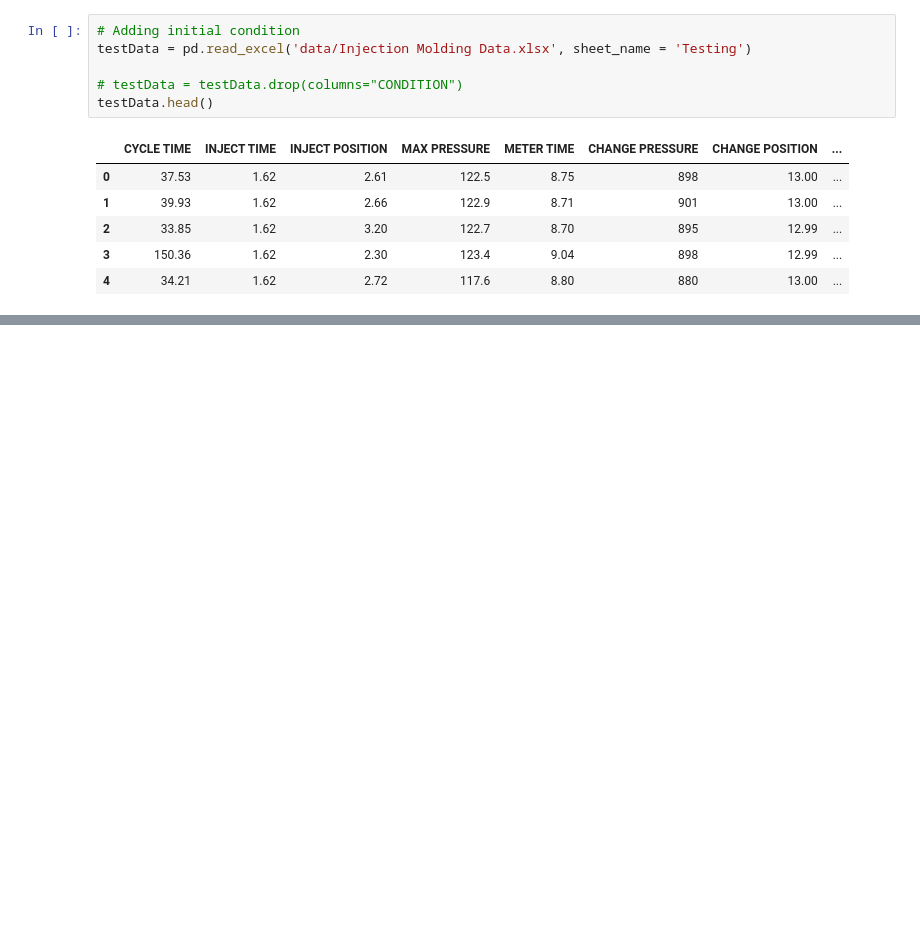
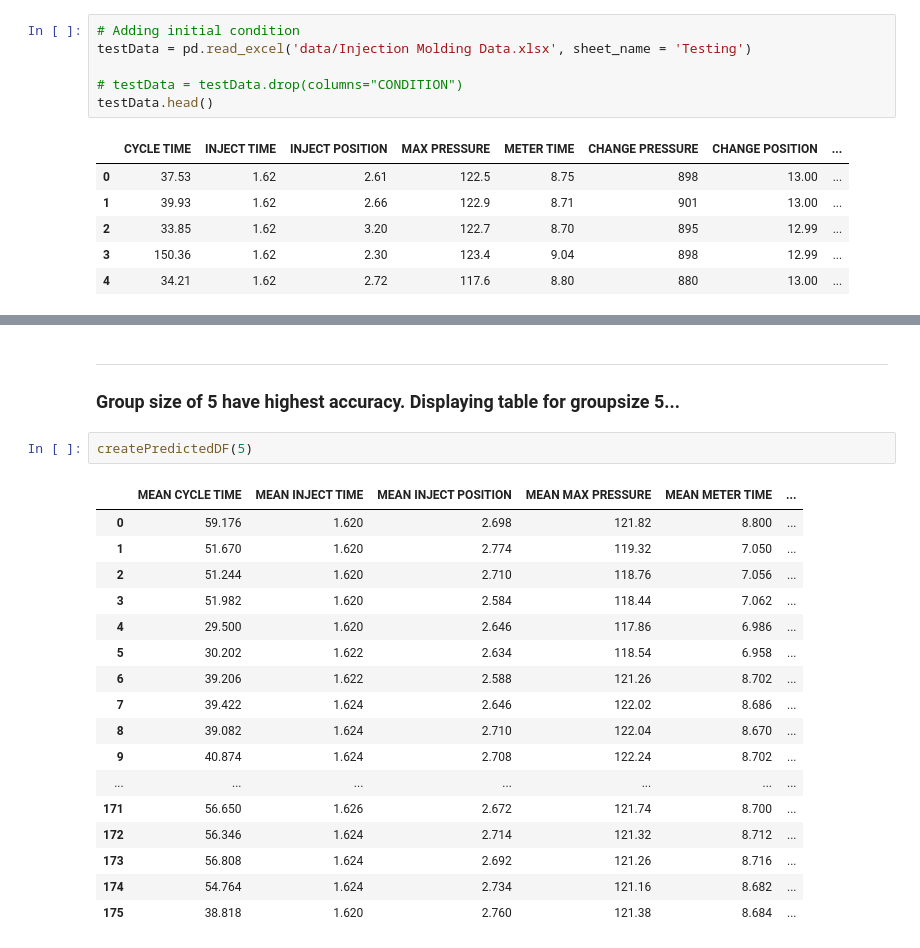
Before and after one commit to Gen1ght/injection-molding-ml, a Jupyter notebook: Learning.ipynb, the cells around one changed output, grey strips where cells are left out. Cells and saved outputs as stored; diff of their text form; blank space fills up the shorter version.

```diff
--- a/Learning.ipynb
+++ b/Learning.ipynb
@@ -187,0 +203,23 @@ combinedDF
+# %% [markdown]
+---
+### Group size of 5 have highest accuracy. Displaying table for groupsize 5...
+# %%
+createPredictedDF(5)
+# %% [output]
+|  | MEAN CYCLE TIME | MEAN INJECT TIME | MEAN INJECT POSITION | MEAN MAX PRESSURE | MEAN METER TIME | ... |
+| 0 | 59.176 | 1.620 | 2.698 | 121.82 | 8.800 | ... |
+| 1 | 51.670 | 1.620 | 2.774 | 119.32 | 7.050 | ... |
+| 2 | 51.244 | 1.620 | 2.710 | 118.76 | 7.056 | ... |
+| 3 | 51.982 | 1.620 | 2.584 | 118.44 | 7.062 | ... |
+| 4 | 29.500 | 1.620 | 2.646 | 117.86 | 6.986 | ... |
+| 5 | 30.202 | 1.622 | 2.634 | 118.54 | 6.958 | ... |
+| 6 | 39.206 | 1.622 | 2.588 | 121.26 | 8.702 | ... |
+| 7 | 39.422 | 1.624 | 2.646 | 122.02 | 8.686 | ... |
+| 8 | 39.082 | 1.624 | 2.710 | 122.04 | 8.670 | ... |
+| 9 | 40.874 | 1.624 | 2.708 | 122.24 | 8.702 | ... |
+| ... | ... | ... | ... | ... | ... | ... |
+| 171 | 56.650 | 1.626 | 2.672 | 121.74 | 8.700 | ... |
+| 172 | 56.346 | 1.624 | 2.714 | 121.32 | 8.712 | ... |
+| 173 | 56.808 | 1.624 | 2.692 | 121.26 | 8.716 | ... |
+| 174 | 54.764 | 1.624 | 2.734 | 121.16 | 8.682 | ... |
+| 175 | 38.818 | 1.620 | 2.760 | 121.38 | 8.684 | ... |
```
Also changed, not shown: parts of 7 cells of this notebook.
